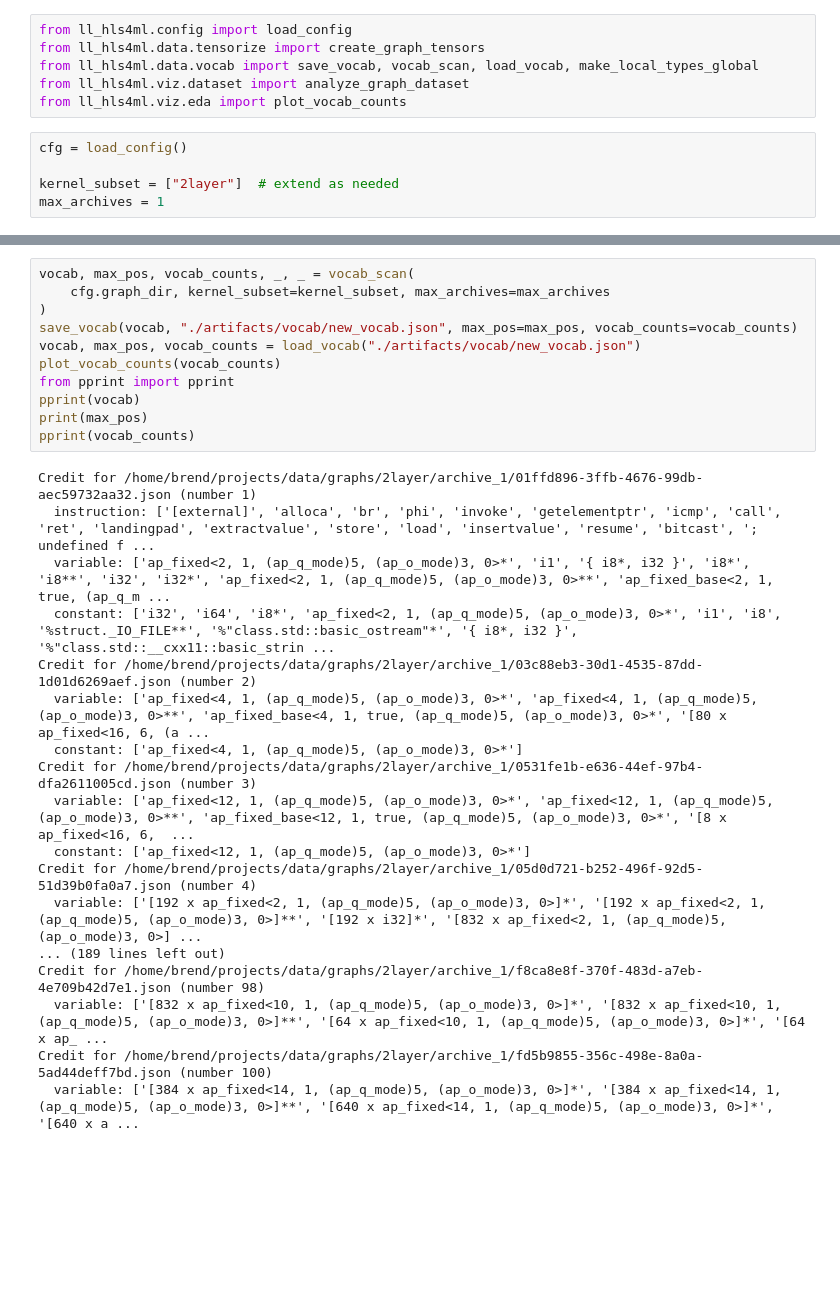
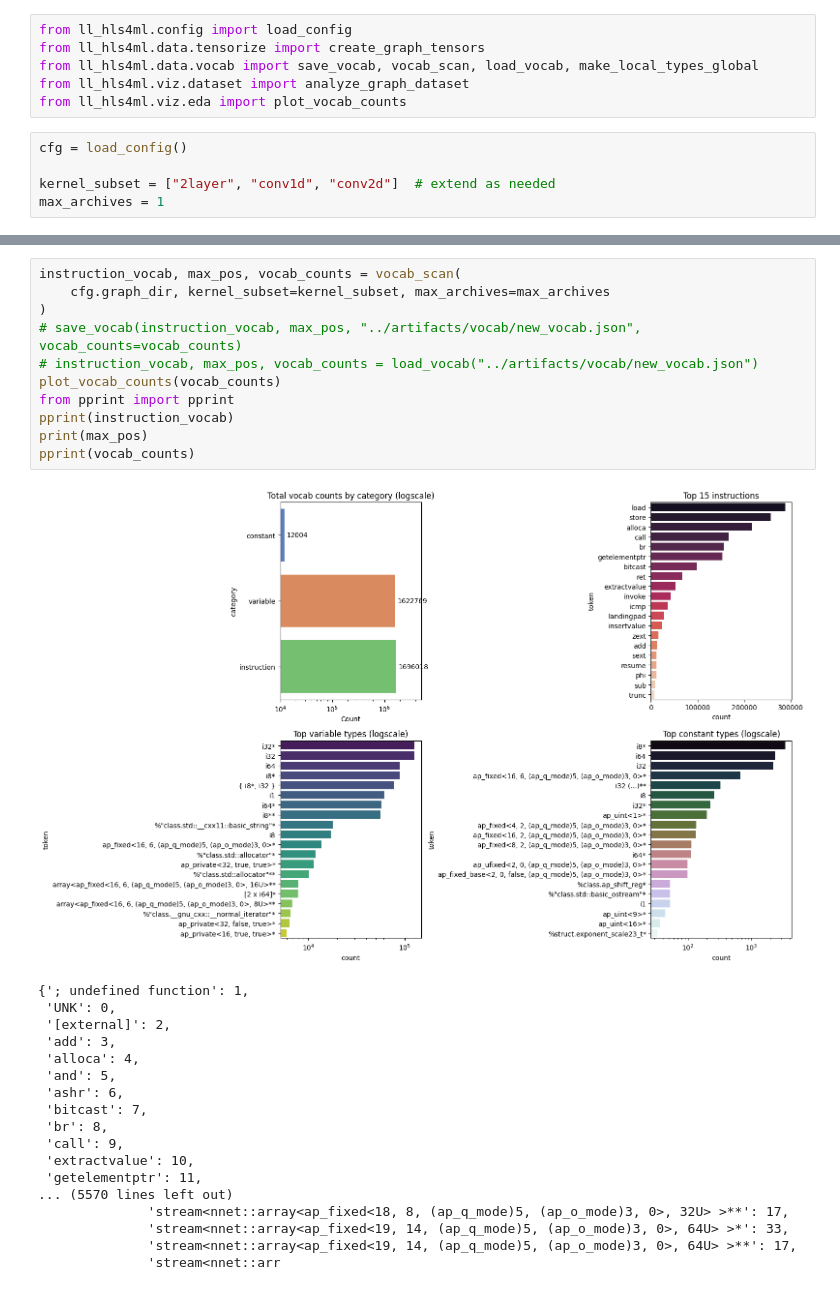
Before and after one commit to brios-polimi/ll-hls4ml, a Jupyter notebook: notebooks/02_preprocess_tensors.ipynb, the cells around one changed output, grey strips where cells are left out. Drawn from its saved outputs; the diff is of its cells as text; blank space fills up the shorter version.

```diff
--- a/notebooks/02_preprocess_tensors.ipynb
+++ b/notebooks/02_preprocess_tensors.ipynb
@@ -12,7 +12,7 @@ from ll_hls4ml.viz.eda import plot_vocab_counts
 # %%
 cfg = load_config()
 
-kernel_subset = ["2layer"]  # extend as needed
+kernel_subset = ["2layer", "conv1d", "conv2d"]  # extend as needed
 max_archives = 1
 # %%
 from ll_hls4ml.io.discovery import iter_graph_paths
@@ -31,29 +37,30 @@ for i in tqdm.tqdm(range(len(paths)), desc="Parsing graph files for building voc
 # %%
-vocab, max_pos, vocab_counts, _, _ = vocab_scan(
+instruction_vocab, max_pos, vocab_counts = vocab_scan(
     cfg.graph_dir, kernel_subset=kernel_subset, max_archives=max_archives
 )
-save_vocab(vocab, "./artifacts/vocab/new_vocab.json", max_pos=max_pos, vocab_counts=vocab_counts)
-vocab, max_pos, vocab_counts = load_vocab("./artifacts/vocab/new_vocab.json")
+# save_vocab(instruction_vocab, max_pos, "../artifacts/vocab/new_vocab.json", vocab_counts=vocab_counts)
+# instruction_vocab, max_pos, vocab_counts = load_vocab("../artifacts/vocab/new_vocab.json")
 plot_vocab_counts(vocab_counts)
 from pprint import pprint
-pprint(vocab)
+pprint(instruction_vocab)
 print(max_pos)
 pprint(vocab_counts)
 # %% [output]
+[figure, new version]
-Credit for /home/brend/projects/data/graphs/2layer/archive_1/01ffd896-3ffb-4676-99db-aec59732aa32.json (number 1)
-  instruction: ['[external]', 'alloca', 'br', 'phi', 'invoke', 'getelementptr', 'icmp', 'call', 'ret', 'landingpad', 'extractvalue', 'store', 'load', 'insertvalue', 'resume', 'bitcast', '; undefined f ...
-  variable: ['ap_fixed<2, 1, (ap_q_mode)5, (ap_o_mode)3, 0>*', 'i1', '{ i8*, i32 }', 'i8*', 'i8**', 'i32', 'i32*', 'ap_fixed<2, 1, (ap_q_mode)5, (ap_o_mode)3, 0>**', 'ap_fixed_base<2, 1, true, (ap_q_m ...
-  constant: ['i32', 'i64', 'i8*', 'ap_fixed<2, 1, (ap_q_mode)5, (ap_o_mode)3, 0>*', 'i1', 'i8', '%struct._IO_FILE**', '%"class.std::basic_ostream"*', '{ i8*, i32 }', '%"class.std::__cxx11::basic_strin ...
-Credit for /home/brend/projects/data/graphs/2layer/archive_1/03c88eb3-30d1-4535-87dd-1d01d6269aef.json (number 2)
-  variable: ['ap_fixed<4, 1, (ap_q_mode)5, (ap_o_mode)3, 0>*', 'ap_fixed<4, 1, (ap_q_mode)5, (ap_o_mode)3, 0>**', 'ap_fixed_base<4, 1, true, (ap_q_mode)5, (ap_o_mode)3, 0>*', '[80 x ap_fixed<16, 6, (a ...
-  constant: ['ap_fixed<4, 1, (ap_q_mode)5, (ap_o_mode)3, 0>*']
-Credit for /home/brend/projects/data/graphs/2layer/archive_1/0531fe1b-e636-44ef-97b4-dfa2611005cd.json (number 3)
-  variable: ['ap_fixed<12, 1, (ap_q_mode)5, (ap_o_mode)3, 0>*', 'ap_fixed<12, 1, (ap_q_mode)5, (ap_o_mode)3, 0>**', 'ap_fixed_base<12, 1, true, (ap_q_mode)5, (ap_o_mode)3, 0>*', '[8 x ap_fixed<16, 6,  ...
-  constant: ['ap_fixed<12, 1, (ap_q_mode)5, (ap_o_mode)3, 0>*']
-Credit for /home/brend/projects/data/graphs/2layer/archive_1/05d0d721-b252-496f-92d5-51d39b0fa0a7.json (number 4)
-  variable: ['[192 x ap_fixed<2, 1, (ap_q_mode)5, (ap_o_mode)3, 0>]*', '[192 x ap_fixed<2, 1, (ap_q_mode)5, (ap_o_mode)3, 0>]**', '[192 x i32]*', '[832 x ap_fixed<2, 1, (ap_q_mode)5, (ap_o_mode)3, 0>] ...
-... (189 lines left out)
-Credit for /home/brend/projects/data/graphs/2layer/archive_1/f8ca8e8f-370f-483d-a7eb-4e709b42d7e1.json (number 98)
-  variable: ['[832 x ap_fixed<10, 1, (ap_q_mode)5, (ap_o_mode)3, 0>]*', '[832 x ap_fixed<10, 1, (ap_q_mode)5, (ap_o_mode)3, 0>]**', '[64 x ap_fixed<10, 1, (ap_q_mode)5, (ap_o_mode)3, 0>]*', '[64 x ap_ ...
-Credit for /home/brend/projects/data/graphs/2layer/archive_1/fd5b9855-356c-498e-8a0a-5ad44deff7bd.json (number 100)
-  variable: ['[384 x ap_fixed<14, 1, (ap_q_mode)5, (ap_o_mode)3, 0>]*', '[384 x ap_fixed<14, 1, (ap_q_mode)5, (ap_o_mode)3, 0>]**', '[640 x ap_fixed<14, 1, (ap_q_mode)5, (ap_o_mode)3, 0>]*', '[640 x a ...
+{'; undefined function': 1,
+ 'UNK': 0,
+ '[external]': 2,
+ 'add': 3,
+ 'alloca': 4,
+ 'and': 5,
+ 'ashr': 6,
+ 'bitcast': 7,
+ 'br': 8,
+ 'call': 9,
+ 'extractvalue': 10,
+ 'getelementptr': 11,
+... (5570 lines left out)
+              'stream<nnet::array<ap_fixed<18, 8, (ap_q_mode)5, (ap_o_mode)3, 0>, 32U> >**': 17,
+              'stream<nnet::array<ap_fixed<19, 14, (ap_q_mode)5, (ap_o_mode)3, 0>, 64U> >*': 33,
+              'stream<nnet::array<ap_fixed<19, 14, (ap_q_mode)5, (ap_o_mode)3, 0>, 64U> >**': 17,
+              'stream<nnet::arr
```
Also changed, not shown: parts of 3 cells of this notebook, 1 other file.
